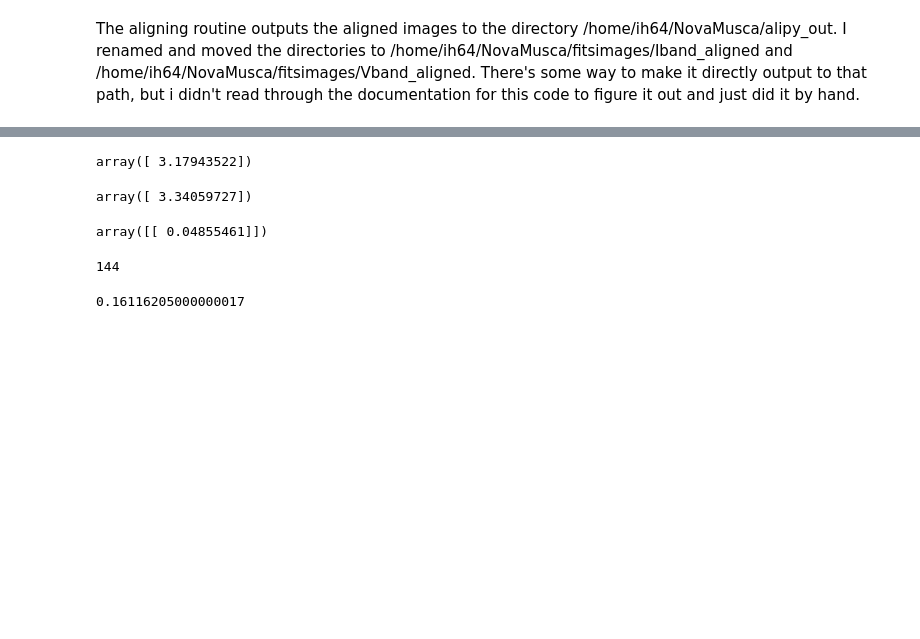
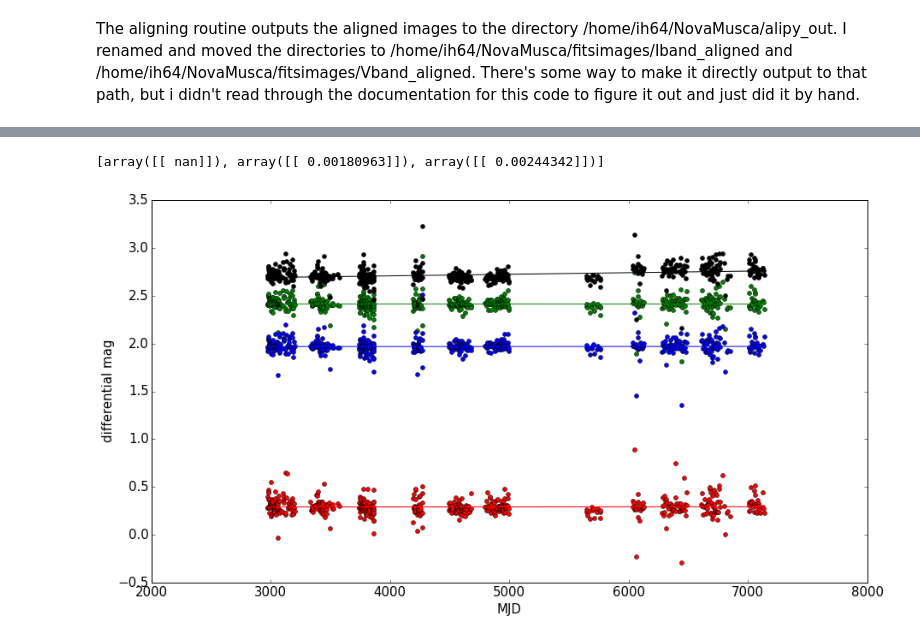
Before and after one commit to ih64/NovaMusca, a Jupyter notebook: NovaMuscaCalibration.ipynb, the cells around one changed output, grey strips where cells are left out. Cells and saved outputs as stored; diff of their text form; code cells hidden in the pictures; blank space fills up the shorter version.

```diff
--- a/NovaMuscaCalibration.ipynb
+++ b/NovaMuscaCalibration.ipynb
@@ -295,9 +393,17 @@ photVTable=pd.DataFrame({'fname':rowdict['fname'],
                         'mag4':rowdict['mag4'],
                         'mag5':rowdict['mag5'],
                         'mag6':rowdict['mag6'],
+                        'mag7':rowdict['mag7'],
+                        'mag8':rowdict['mag8'],
+                        'mag9':rowdict['mag9'],
+                        'mag10':rowdict['mag10'],
                         'merr1':rowdict['merr1'],
                         'merr2':rowdict['merr2'],
                         'merr3':rowdict['merr3'],
                         'merr4':rowdict['merr4'],
                         'merr5':rowdict['merr5'],
-                        'merr6':rowdict['merr6']})
+                        'merr6':rowdict['merr6'],
+                        'merr7':rowdict['merr7'],
+                        'merr8':rowdict['merr8'],
+                        'merr9':rowdict['merr9'],
+                        'merr10':rowdict['merr10']})
@@ -307 +410,11 @@ photVTable.to_pickle('photVTable')
+# %%
+#after doing some work, I figured out there are some cosmic rays in the aperature for images rccd120519.0035_gregist.fits drop these rows from the table.
+#the seeing was very poor for rccd130707.0003_gregist.fits, low visibility rccd130501.0052.fits
+#photVTable=photVTable.drop(photVTable.index[[98,72,132]])
+#if the counts are too low for Nova Musca dont use those observations. recall the zero point for instrumental mag is 25.
+photVTable=photVTable[photVTable['mag1']<23.0]
+#change data type of date to int
+photVTable['date']=photVTable['date'].astype(int)
+#now lets save this table
+photVTable.to_pickle('photVTable')
 # %%
@@ -373,20 +517,37 @@ plt.show()
-# %%
-regmag3.predict(photITable['juliandate'].values.astype(float).reshape(-1,1)[0])
-# %% [output]
-array([ 3.17943522])
-# %%
-regmag3.predict(photITable['juliandate'].values.astype(float).reshape(-1,1)[-1])
-# %% [output]
-array([ 3.34059727])
-# %%
-regmag5.coef_*365
-# %% [output]
-array([[ 0.04855461]])
-# %%
-len(photITable['mag1']/photITable['mag3'])
-# %% [output]
-144
-# %%
-3.34059727-3.17943522
-# %% [output]
-0.16116205000000017
+# %%
+[regmag3.coef_*365, regmag4.coef_*365, regmag5.coef_*365]
+# %% [output]
+[array([[ nan]]), array([[ 0.00180963]]), array([[ 0.00244342]])]
+# %%
+regVmag3=linear_model.LinearRegression()
+regVmag4=linear_model.LinearRegression()
+regVmag5=linear_model.LinearRegression()
+regVmag8=linear_model.LinearRegression()
+
+regVmag3.fit(photVTable['juliandate'].values.reshape(-1,1),(photVTable['mag1']-photVTable['mag3']).values.reshape(-1,1))
+regVmag4.fit(photVTable['juliandate'].values.reshape(-1,1),(photVTable['mag1']-photVTable['mag4']).values.reshape(-1,1))
+regVmag5.fit(photVTable['juliandate'].values.reshape(-1,1),(photVTable['mag1']-photVTable['mag5']).values.reshape(-1,1))
+regVmag8.fit(photVTable['juliandate'].values.reshape(-1,1),(photVTable['mag1']-photVTable['mag8']).values.reshape(-1,1))
+
+fig=plt.figure(figsize=(15,8))
+ax=fig.add_subplot(111)
+
+ax.plot(photVTable['juliandate'].values.astype(float)-2450000,photVTable['mag1']-photVTable['mag3'],'go',ms=5)
+ax.plot(photVTable['juliandate'].values.astype(float)-2450000,photVTable['mag1']-photVTable['mag4'],'bo',ms=5)
+ax.plot(photVTable['juliandate'].values.astype(float)-2450000,photVTable['mag1']-photVTable['mag5'],'ro',ms=5)
+ax.plot(photVTable['juliandate'].values.astype(float)-2450000,photVTable['mag1']-photVTable['mag8'],'ko',ms=5)
+
+ax.plot(photVTable['juliandate'].values.astype(float)-2450000,regVmag3.predict(photVTable['juliandate'].values.reshape(-1,1).astype(float)),color='green')
+ax.plot(photVTable['juliandate'].values.astype(float)-2450000,regVmag4.predict(photVTable['juliandate'].values.reshape(-1,1).astype(float)),color='blue')
+ax.plot(photVTable['juliandate'].values.astype(float)-2450000,regVmag5.predict(photVTable['juliandate'].values.reshape(-1,1).astype(float)),color='red')
+ax.plot(photVTable['juliandate'].values.astype(float)-2450000,regVmag8.predict(photVTable['juliandate'].values.reshape(-1,1).astype(float)),color='black')
+
+ax.set_xlabel('MJD')
+ax.set_ylabel('differential mag')
+
+for i in ([ax.xaxis.label, ax.yaxis.label] + ax.get_xticklabels() + ax.get_yticklabels()):
+    i.set_fontsize(15)
+
+plt.show()
+# %% [output]
+[figure, added]
```
Also changed, not shown: parts of 26 cells of this notebook, 7 other files.
